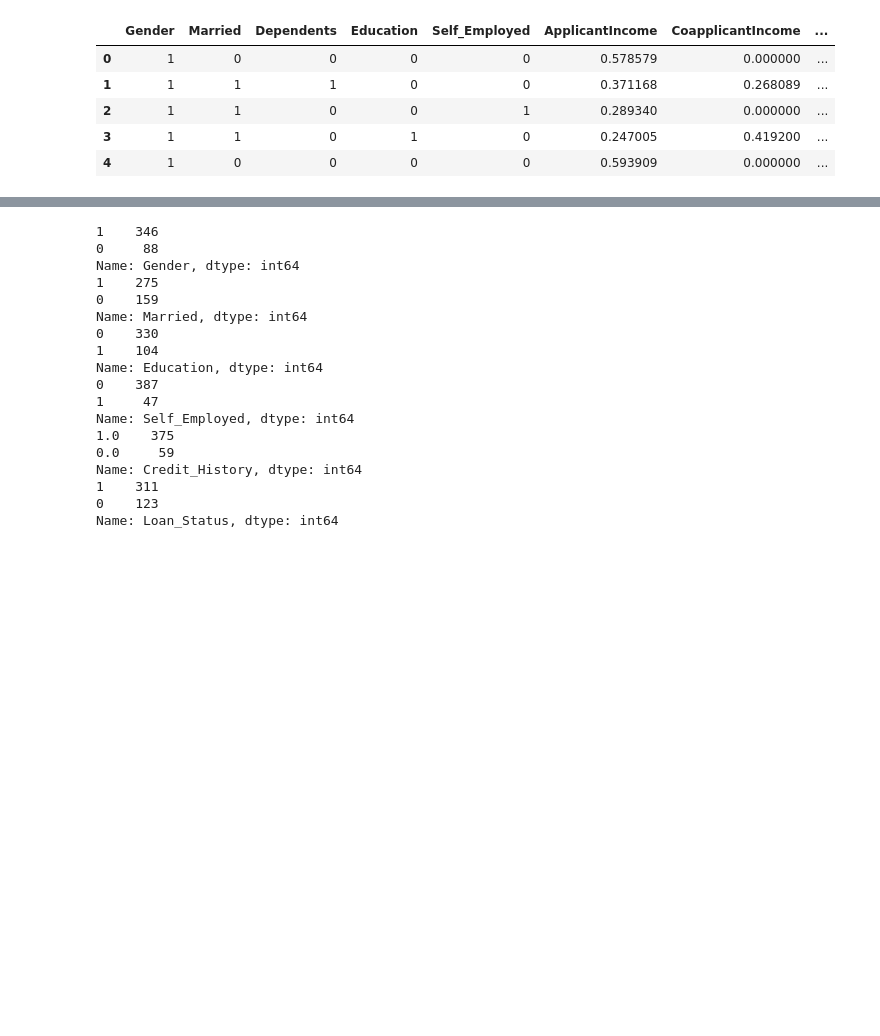
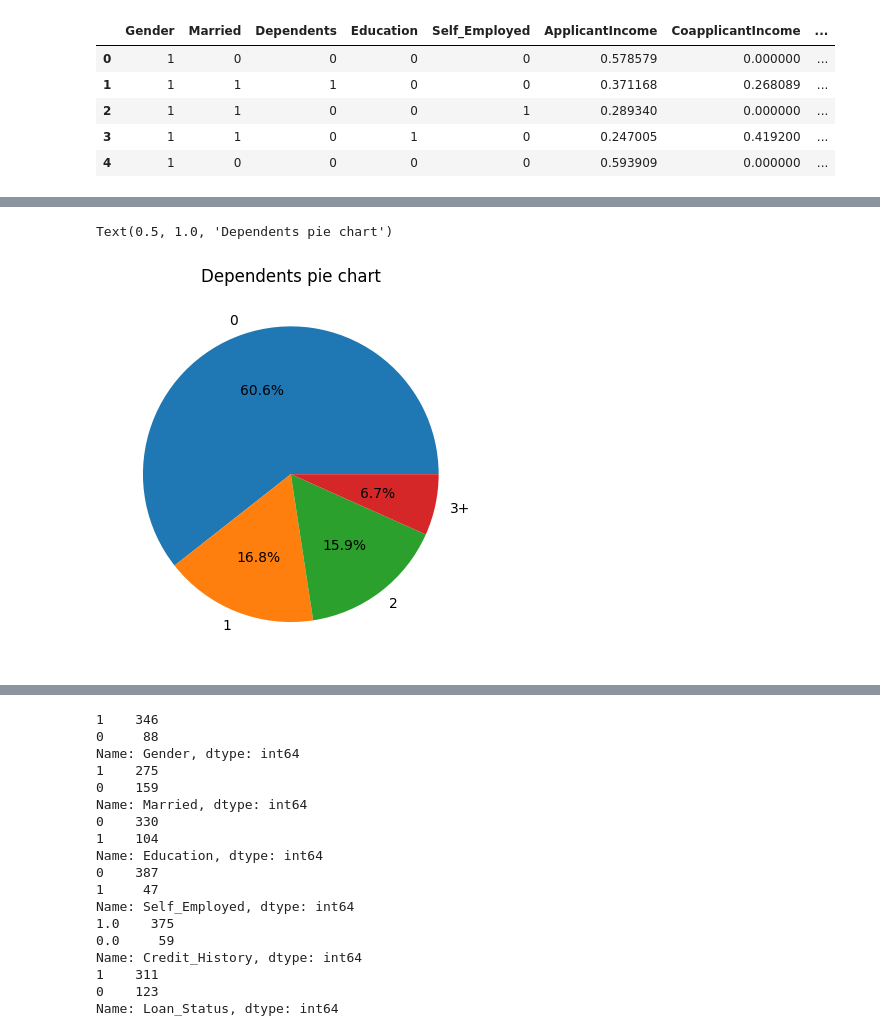
Before and after one commit to j33l/loan_eligibility_prediction, a Jupyter notebook: 1_preprocessing.ipynb, the cells around one changed output, grey strips where cells are left out. Cells and saved outputs as stored; diff of their text form; code cells hidden in the pictures; blank space fills up the shorter version.

```diff
--- a/1_preprocessing.ipynb
+++ b/1_preprocessing.ipynb
@@ -324,0 +317,8 @@ Text(0.5, 1.0, 'Loan_Status')
+# %%
+# pie chart for Dependents
+
+plt.pie(df['Dependents'].value_counts(), labels=['0', '1', '2', '3+'], autopct='%1.1f%%')
+plt.title("Dependents pie chart")
+# %% [output]
+Text(0.5, 1.0, 'Dependents pie chart')
+[figure, added]
```
Also changed, not shown: parts of 25 cells of this notebook, 1 other file.
